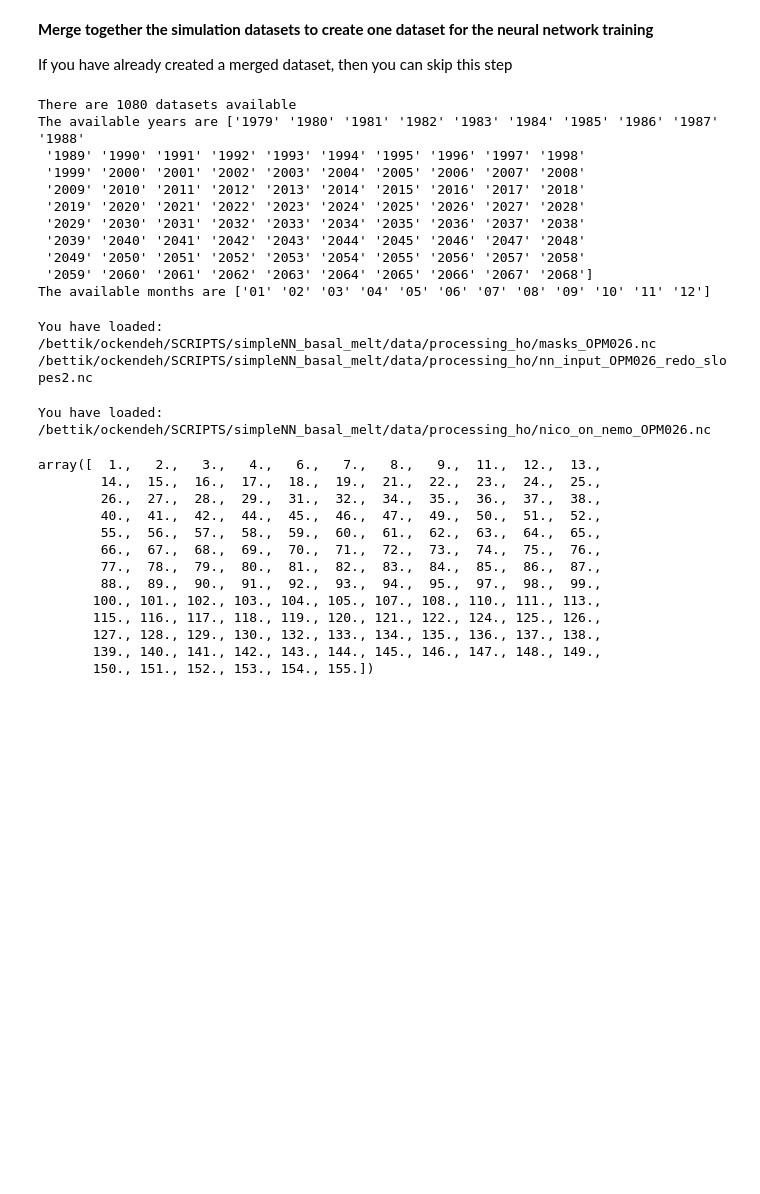
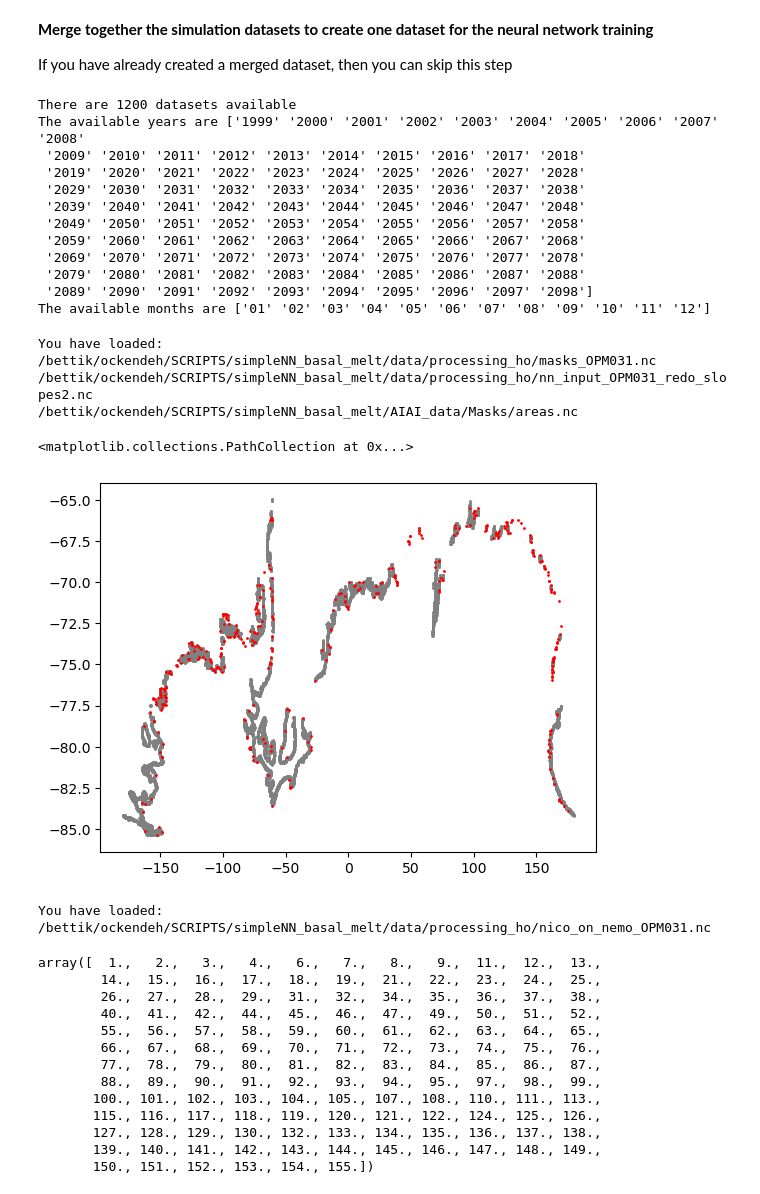
Before and after one commit to hockenden97/simpleNN_basal_melt, a Jupyter notebook: AIAI_scripts_notebooks/NN_norm_input_OPM0263.ipynb, the cells around one changed output. Cells and saved outputs as stored; diff of their text form; code cells hidden in the pictures; blank space fills up the shorter version.

```diff
--- a/AIAI_scripts_notebooks/NN_norm_input_OPM0263.ipynb
+++ b/AIAI_scripts_notebooks/NN_norm_input_OPM0263.ipynb
@@ -10,7 +10,7 @@ import itertools
 import sklearn
 # %%
 # Set the nemo_run
-nemo_run = 'OPM026'
+nemo_run = 'OPM031'
 # %%
 # Set all the filepaths that will be required
 filepath_data_ho = "/bettik/ockendeh/SCRIPTS/simpleNN_basal_melt/data/processing_ho/"
@@ -54,28 +55,37 @@ unique_years_int = np.ndarray(len(unique_years))
 for i in range(len(unique_years)):
     unique_years_int[i] = int(unique_years[i])
 # %% [output]
-There are 1080 datasets available
-The available years are ['1979' '1980' '1981' '1982' '1983' '1984' '1985' '1986' '1987' '1988'
- '1989' '1990' '1991' '1992' '1993' '1994' '1995' '1996' '1997' '1998'
- '1999' '2000' '2001' '2002' '2003' '2004' '2005' '2006' '2007' '2008'
+There are 1200 datasets available
+The available years are ['1999' '2000' '2001' '2002' '2003' '2004' '2005' '2006' '2007' '2008'
  '2009' '2010' '2011' '2012' '2013' '2014' '2015' '2016' '2017' '2018'
  '2019' '2020' '2021' '2022' '2023' '2024' '2025' '2026' '2027' '2028'
  '2029' '2030' '2031' '2032' '2033' '2034' '2035' '2036' '2037' '2038'
  '2039' '2040' '2041' '2042' '2043' '2044' '2045' '2046' '2047' '2048'
  '2049' '2050' '2051' '2052' '2053' '2054' '2055' '2056' '2057' '2058'
- '2059' '2060' '2061' '2062' '2063' '2064' '2065' '2066' '2067' '2068']
+ '2059' '2060' '2061' '2062' '2063' '2064' '2065' '2066' '2067' '2068'
+ '2069' '2070' '2071' '2072' '2073' '2074' '2075' '2076' '2077' '2078'
+ '2079' '2080' '2081' '2082' '2083' '2084' '2085' '2086' '2087' '2088'
+ '2089' '2090' '2091' '2092' '2093' '2094' '2095' '2096' '2097' '2098']
 The available months are ['01' '02' '03' '04' '05' '06' '07' '08' '09' '10' '11' '12']
-# %%
-# Load in the closed_cavitites mask, and the slopes
-masks = xr.open_dataset(filepath_mask_nemo_run)
-closed_cavities = masks.closed_cavities.data
-masks.close()
-print('You have loaded:')
-print(filepath_mask_nemo_run)
-# Load in the slopes too
-redone_slopes = xr.open_dataset(filepath_slopes)
-print(filepath_slopes)
-# %% [output]
-You have loaded:
-/bettik/ockendeh/SCRIPTS/simpleNN_basal_melt/data/processing_ho/masks_OPM026.nc
-/bettik/ockendeh/SCRIPTS/simpleNN_basal_melt/data/processing_ho/nn_input_OPM026_redo_slopes2.nc
+# %%
+processed_data = xr.open_dataset(processed_files[0])
+# %%
+# Load in the closed_cavitites mask, and the slopes
+masks = xr.open_dataset(filepath_mask_nemo_run)
+closed_cavities = masks.closed_cavities.data
+masks.close()
+print('You have loaded:')
+print(filepath_mask_nemo_run)
+# Load in the slopes too
+if nemo_run == 'OPM026':
+    redone_slopes = xr.open_dataset(filepath_slopes)
+else:
+    redone_slopes = xr.open_dataset(filepath_nn_input + 'OPM026' + '_' + 'redo_slopes2' + '.nc')
+    print(filepath_slopes)
+areas = xr.open_dataset(filepath_areas)
+print(filepath_areas)
+# %% [output]
+You have loaded:
+/bettik/ockendeh/SCRIPTS/simpleNN_basal_melt/data/processing_ho/masks_OPM031.nc
+/bettik/ockendeh/SCRIPTS/simpleNN_basal_melt/data/processing_ho/nn_input_OPM031_redo_slopes2.nc
+/bettik/ockendeh/SCRIPTS/simpleNN_basal_melt/AIAI_data/Masks/areas.nc
@@ -82,3 +94,16 @@ You have loaded:
+# %%
+import matplotlib.pyplot as plt
+plt.scatter(processed_data.lon.data[closed_cavities == 1][~np.isnan(processed_data.slope_is_towards_front.data[closed_cavities == 1])],\
+            processed_data.lat.data[closed_cavities == 1][~np.isnan(processed_data.slope_is_towards_front.data[closed_cavities == 1])], \
+            s  = 1, color = 'grey')
+plt.scatter(processed_data.lon.data[closed_cavities == 1][np.isnan(processed_data.slope_is_towards_front.data[closed_cavities == 1])],\
+            processed_data.lat.data[closed_cavities == 1][np.isnan(processed_data.slope_is_towards_front.data[closed_cavities == 1])], \
+            s = 1, color = 'red')
+#plt.xlim(-70,-40)
+#plt.ylim(-85,-80)
+# %% [output]
+<matplotlib.collections.PathCollection at 0x...>
+[figure, added]
 # %%
 # Load the pre-interpolated grids from file
 ds_load = xr.open_dataset(filepath_nico_on_nemo)
@@ -106,7 +131,7 @@ mask_keep_nos = count != 0
 basin_nos = basin_nos_temp[mask_keep_nos]
 # %% [output]
 You have loaded:
-/bettik/ockendeh/SCRIPTS/simpleNN_basal_melt/data/processing_ho/nico_on_nemo_OPM026.nc
+/bettik/ockendeh/SCRIPTS/simpleNN_basal_melt/data/processing_ho/nico_on_nemo_OPM031.nc
 # %%
 basin_nos
 # %% [output]
```
Also changed, not shown: parts of 7 cells of this notebook, 9 other files.
